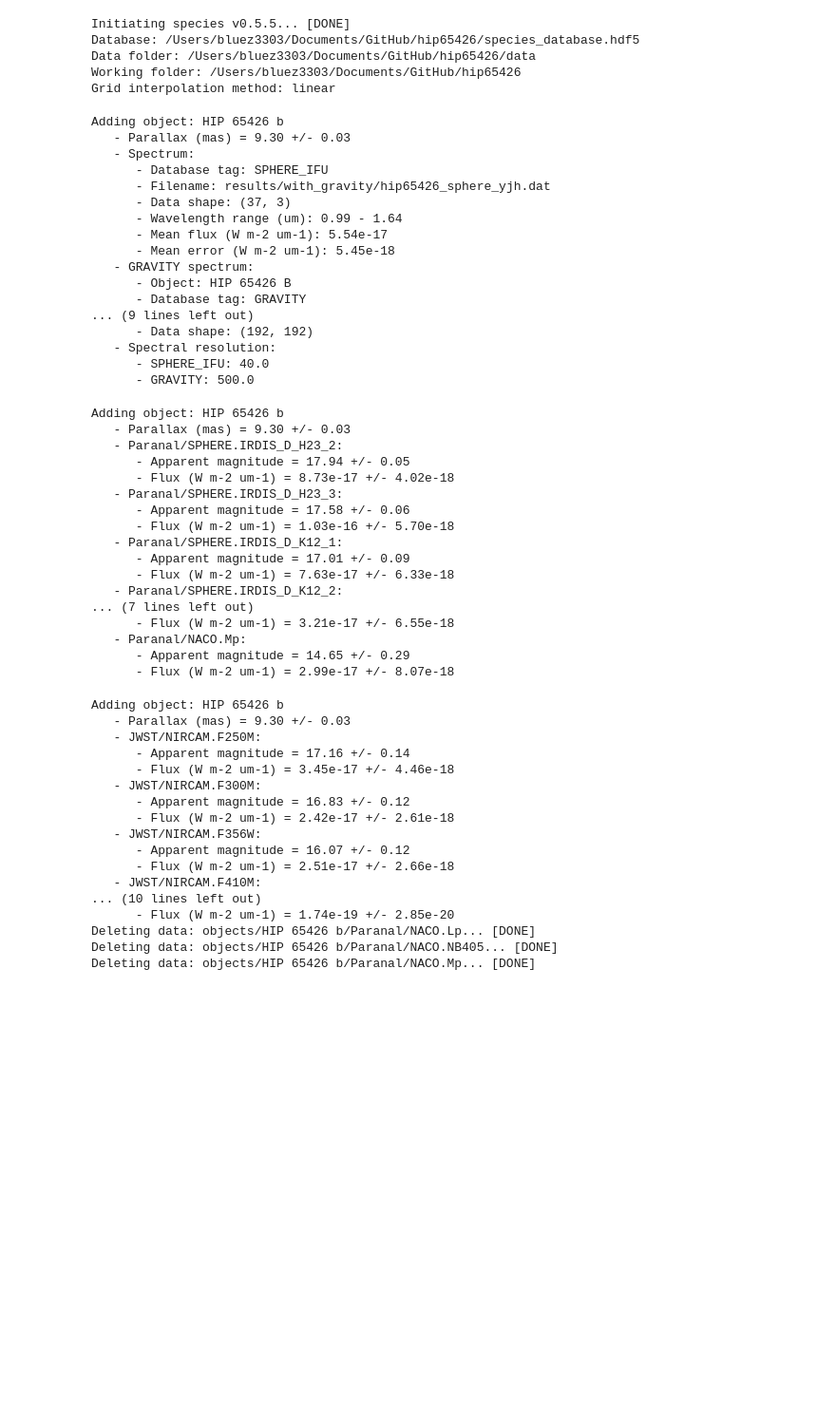
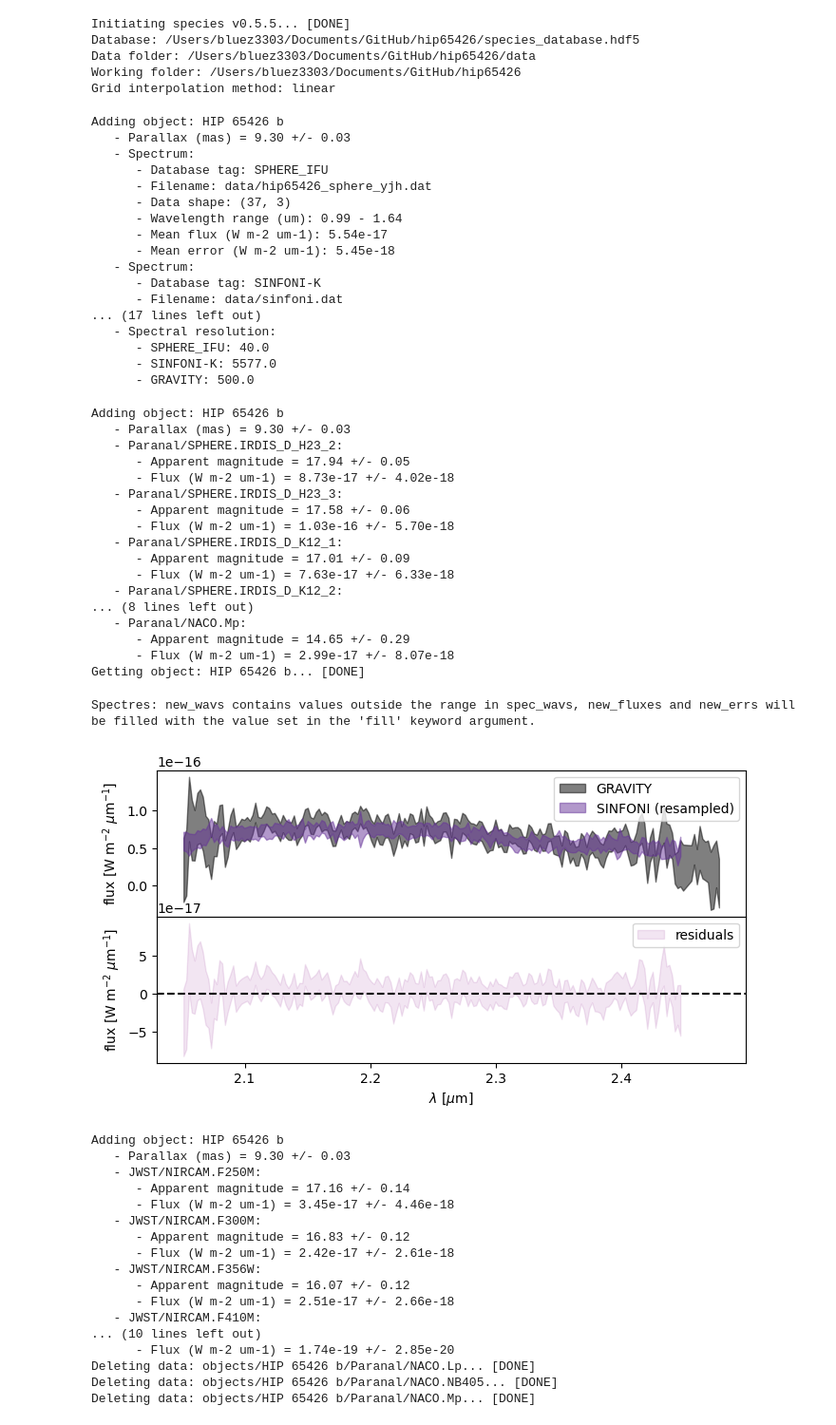
Before and after one commit to sblunt/hip65426, a Jupyter notebook: spectrum_plotting.ipynb, the cells around one changed output. Shown: that part at 95% size. Cells and saved outputs as stored; diff of their text form; code cells hidden in the pictures; blank space fills up the shorter version.

Commit message:
add gravity vs sinfoni plot

```diff
--- a/spectrum_plotting.ipynb
+++ b/spectrum_plotting.ipynb
@@ -12,10 +13,10 @@ import matplotlib.pyplot as plt
 # %%
 # optional, set my personal preference for plots
 # you can use this cell to define your plotting style instead
-import seaborn as sb
-plt.rcParams['font.family'] = 'monospace'   # Fonts
-plt.rcParams['font.monospace'] = 'DejaVu Sans Mono'
-sb.set_context("paper")
+# import seaborn as sb
+# plt.rcParams['font.family'] = 'monospace'   # Fonts
+# plt.rcParams['font.monospace'] = 'DejaVu Sans Mono'
+# sb.set_context("paper")
 # %%
 # initialize species
 # this notebook will work, even if you have a clean installation of the package
@@ -56,7 +60,8 @@ sphere_yjh.to_csv('data/hip65426_sphere_yjh.dat', sep=' ', header=False, index=F
 plx = (9.3031,0.0346)
 # %%
 spectrum = {
-  'SPHERE_IFU': ('data/hip65426_sphere_yjh.dat', None, 40.)
+  'SPHERE_IFU': ('data/hip65426_sphere_yjh.dat', None, 40.),
+  'SINFONI-K': ('data/sinfoni.dat', None, 5577)
 }
 
 if include_gravity:
@@ -66,8 +71,6 @@ if include_gravity:
     500.
   )
 
-
-
 database.add_object(
   'HIP 65426 b',
   parallax=plx, app_mag=None, flux_density=None,
@@ -78,22 +81,23 @@ Adding object: HIP 65426 b
    - Parallax (mas) = 9.30 +/- 0.03
    - Spectrum:
       - Database tag: SPHERE_IFU
-      - Filename: results/with_gravity/hip65426_sphere_yjh.dat
+      - Filename: data/hip65426_sphere_yjh.dat
       - Data shape: (37, 3)
       - Wavelength range (um): 0.99 - 1.64
       - Mean flux (W m-2 um-1): 5.54e-17
       - Mean error (W m-2 um-1): 5.45e-18
-   - GRAVITY spectrum:
-      - Object: HIP 65426 B
-      - Database tag: GRAVITY
-... (9 lines left out)
-      - Data shape: (192, 192)
+   - Spectrum:
+      - Database tag: SINFONI-K
+      - Filename: data/sinfoni.dat
+... (17 lines left out)
    - Spectral resolution:
       - SPHERE_IFU: 40.0
+      - SINFONI-K: 5577.0
       - GRAVITY: 500.0
 # %%
 # add archival companion photometry
 database.add_companion(name='HIP 65426 b')
+objectbox = database.get_object(object_name='HIP 65426 b')
 # %% [output]
 Adding object: HIP 65426 b
    - Parallax (mas) = 9.30 +/- 0.03
@@ -107,11 +111,59 @@ Adding object: HIP 65426 b
       - Apparent magnitude = 17.01 +/- 0.09
       - Flux (W m-2 um-1) = 7.63e-17 +/- 6.33e-18
    - Paranal/SPHERE.IRDIS_D_K12_2:
-... (7 lines left out)
-      - Flux (W m-2 um-1) = 3.21e-17 +/- 6.55e-18
+... (8 lines left out)
    - Paranal/NACO.Mp:
       - Apparent magnitude = 14.65 +/- 0.29
       - Flux (W m-2 um-1) = 2.99e-17 +/- 8.07e-18
+Getting object: HIP 65426 b... [DONE]
+# %%
+# make a plot comparing the SINFONI and GRAVITY spectra
+gravity_spectrum = objectbox.spectrum['GRAVITY'][0]
+sinfoni_spectrum = objectbox.spectrum['SINFONI-K'][0]
+
+fig, ax = plt.subplots(2, 1, figsize=(8,4), sharex=True)
+plt.subplots_adjust(hspace=0)
+offset = 0
+
+ax[0].fill_between(gravity_spectrum[:,0], offset + gravity_spectrum[:,1] + gravity_spectrum[:,2], offset + gravity_spectrum[:,1] - gravity_spectrum[:,2], color='k', alpha=0.5, label='GRAVITY')
+
+# downsample the SINFONI data to directly compare with GRAVITY
+sinfoni_equivalent_flux = np.zeros(len(gravity_spectrum))
+
+gravity_wavelength = gravity_spectrum[:,0]
+gravity_dlambda = gravity_wavelength[1] - gravity_wavelength[0]
+sinfoni_dlambda = sinfoni_spectrum[1,0] - sinfoni_spectrum[0,0]
+
+sinfoni_equivalent_flux, sinfoni_equivalent_flux_errs = spectres.spectres(gravity_wavelength, sinfoni_spectrum[:,0], sinfoni_spectrum[:,1], sinfoni_spectrum[:,2], fill=0)
+
+ax[0].fill_between(
+    gravity_wavelength[sinfoni_equivalent_flux>0],
+    offset + sinfoni_equivalent_flux[sinfoni_equivalent_flux>0] + sinfoni_equivalent_flux_errs[sinfoni_equivalent_flux>0],
+    offset + sinfoni_equivalent_flux[sinfoni_equivalent_flux>0] - sinfoni_equivalent_flux_errs[sinfoni_equivalent_flux>0], color='rebeccapurple', alpha=0.5, label='SINFONI (resampled)'
+)
+
+ax[1].set_xlabel('$\lambda$ [$\mu$m]')
+ax[0].set_ylabel('flux [W m$^{-2}$ $\mu$m$^{-1}$]')
+ax[1].set_ylabel('flux [W m$^{-2}$ $\mu$m$^{-1}$]')
+
+ax[0].set_yticks([0, 5e-17, 10e-17])
+
+ax[1].set_yticks([-5e-17, 0, 5e-17])
+ax[0].legend()
+
+residuals = gravity_spectrum[:,1][sinfoni_equivalent_flux>0] - sinfoni_equivalent_flux[sinfoni_equivalent_flux>0]
+residual_errors = np.sqrt(gravity_spectrum[:,2][sinfoni_equivalent_flux>0]**2 + sinfoni_equivalent_flux_errs[sinfoni_equivalent_flux>0]**2)
+
+ax[1].axhline(0, color='k', ls='--')
+ax[1].fill_between(
+    gravity_wavelength[sinfoni_equivalent_flux>0],
+      residuals + residual_errors, residuals - residual_errors, color='purple', alpha=0.1, label='residuals'
+)
+ax[1].legend()
+plt.savefig('results/plots/gravity_vs_sinfoni.png', dpi=250)
+# %% [output]
+Spectres: new_wavs contains values outside the range in spec_wavs, new_fluxes and new_errs will be filled with the value set in the 'fill' keyword argument.
+[figure, added]
 # %%
 database.add_object(
         'HIP 65426 b',
```
Also changed, not shown: parts of 7 cells of this notebook, 1 other file.
